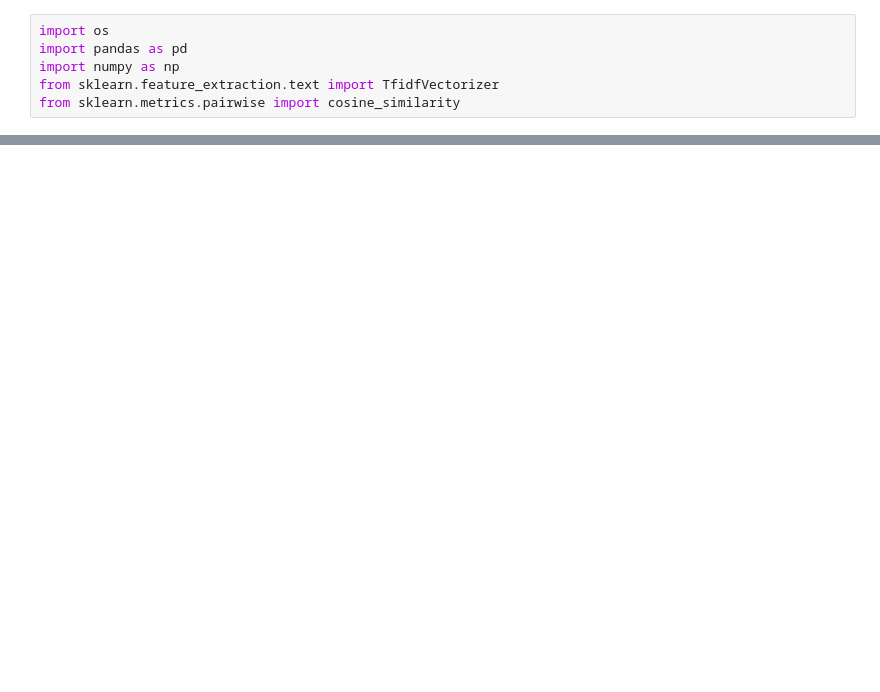
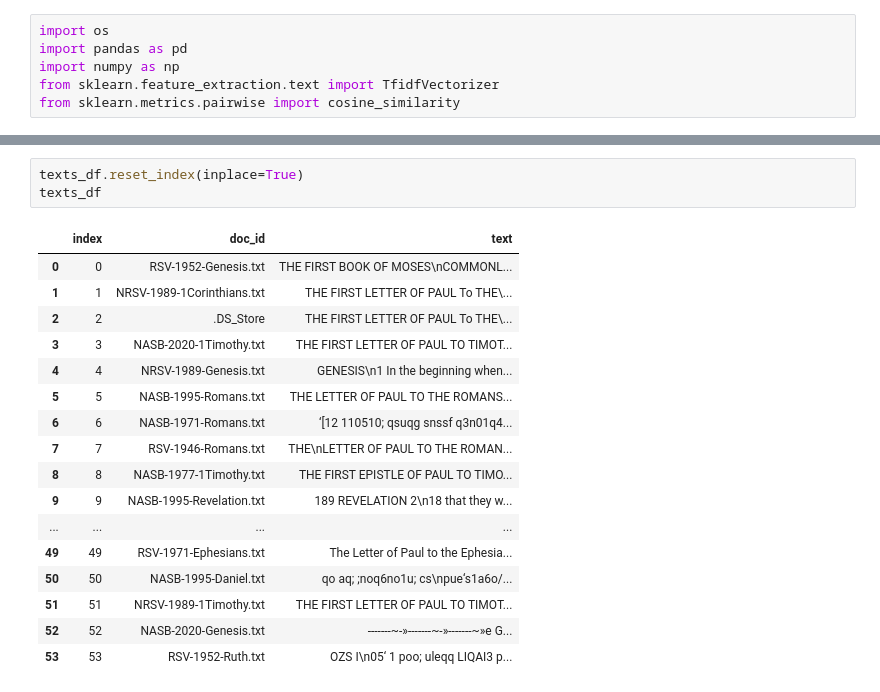
Before and after one commit to jerielizabeth/REL560-VersionedBibles, a Jupyter notebook: code/SW_Cosine_Similarity.ipynb, the cells around one changed output, grey strips where cells are left out. Saved outputs shown, nothing was run; the diff lists cells and outputs as text; blank space fills up the shorter version.

```diff
--- a/code/SW_Cosine_Similarity.ipynb
+++ b/code/SW_Cosine_Similarity.ipynb
@@ -26,0 +37,21 @@ FileNotFoundError: [Errno 2] No such file or directory: '/data/analysis_data/bib
+# %%
+texts_df.reset_index(inplace=True)
+texts_df
+# %% [output]
+|  | index | doc_id | text |
+| 0 | 0 | RSV-1952-Genesis.txt | ﻿THE FIRST BOOK OF MOSES\nCOMMONL... |
+| 1 | 1 | NRSV-1989-1Corinthians.txt | ﻿THE FIRST LETTER OF PAUL To THE\... |
+| 2 | 2 | .DS_Store | ﻿THE FIRST LETTER OF PAUL To THE\... |
+| 3 | 3 | NASB-2020-1Timothy.txt | THE FIRST LETTER OF PAUL TO TIMOT... |
+| 4 | 4 | NRSV-1989-Genesis.txt | ﻿GENESIS\n1 In the beginning when... |
+| 5 | 5 | NASB-1995-Romans.txt | ﻿THE LETTER OF PAUL TO THE ROMANS... |
+| 6 | 6 | NASB-1971-Romans.txt | ﻿‘[12 110510; qsuqg snssf q3n01q4... |
+| 7 | 7 | RSV-1946-Romans.txt | ﻿THE\nLETTER OF PAUL TO THE ROMAN... |
+| 8 | 8 | NASB-1977-1Timothy.txt | THE FIRST EPISTLE OF PAUL TO TIMO... |
+| 9 | 9 | NASB-1995-Revelation.txt | ﻿189 REVELATION 2\n18 that they w... |
+| ... | ... | ... | ... |
+| 49 | 49 | RSV-1971-Ephesians.txt | The Letter of Paul to the Ephesia... |
+| 50 | 50 | NASB-1995-Daniel.txt | ﻿qo aq; ;noq6no1u; cs\npue‘s1a6o/... |
+| 51 | 51 | NRSV-1989-1Timothy.txt | THE FIRST LETTER OF PAUL TO TIMOT... |
+| 52 | 52 | NASB-2020-Genesis.txt | ﻿-------~-»-------~-»-------~»e G... |
+| 53 | 53 | RSV-1952-Ruth.txt | ﻿OZS I\n05‘ 1 poo; uleqq LIQAI3 p... |
```
Also changed, not shown: parts of 13 cells of this notebook, 5 other files.
